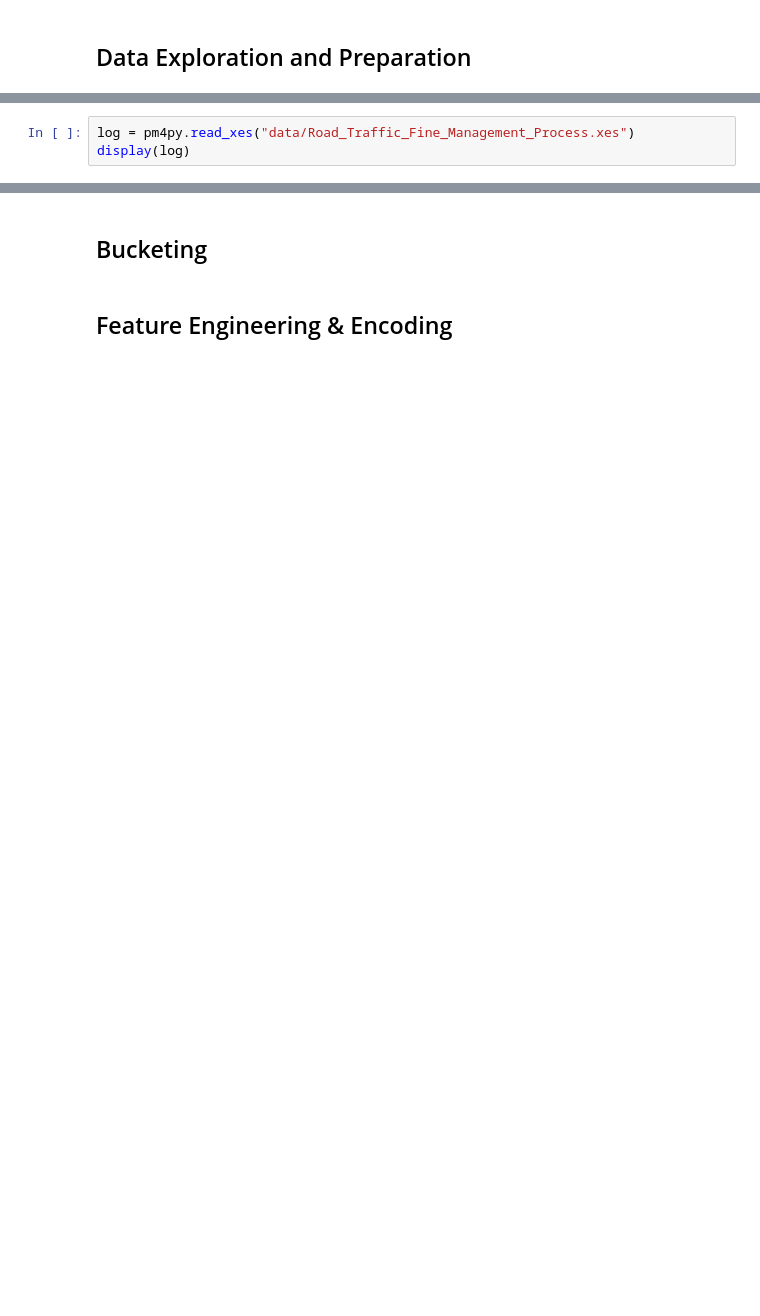
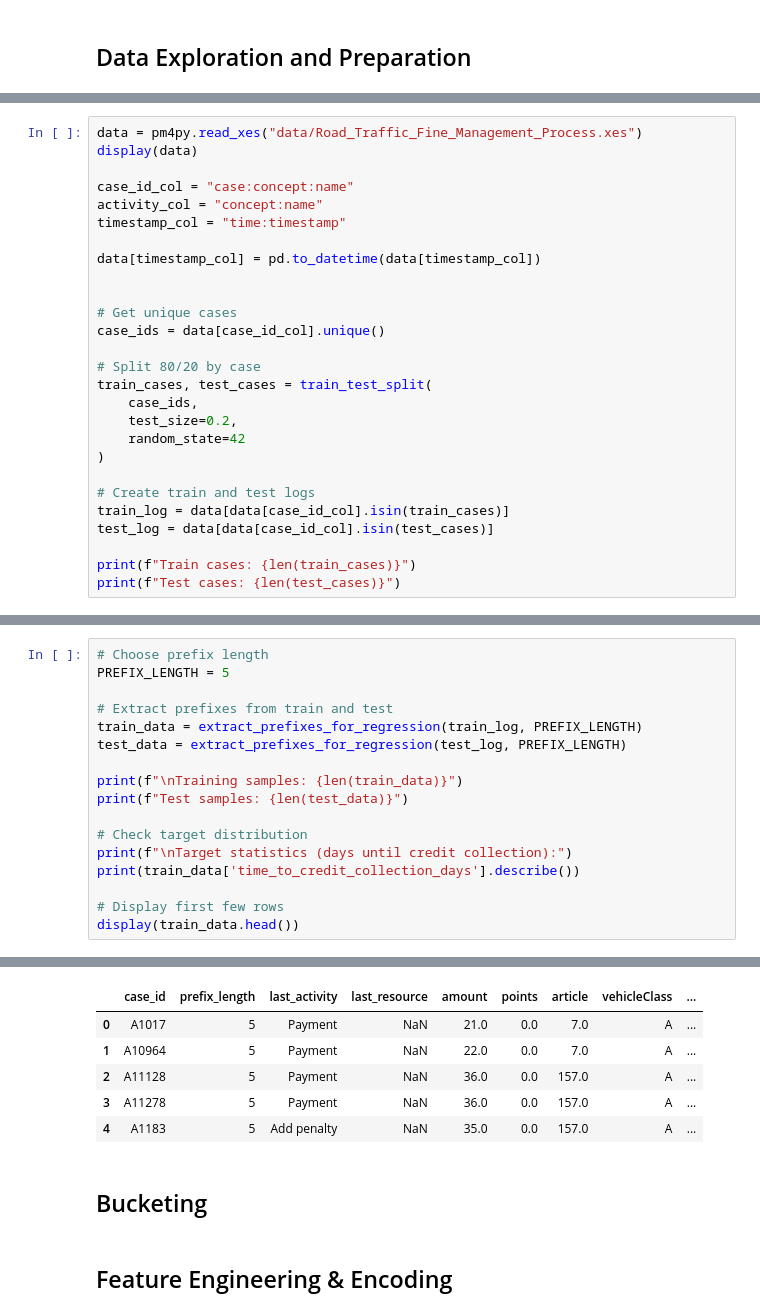
Before and after one commit to samuellukaswidmer/Bachelors-Thesis, a Jupyter notebook: predictive_monitoring.ipynb, the cells around one changed output, grey strips where cells are left out. Saved outputs shown, nothing was run; the diff lists cells and outputs as text; blank space fills up the shorter version.

```diff
--- a/predictive_monitoring.ipynb
+++ b/predictive_monitoring.ipynb
@@ -6,6 +19,30 @@ import pandas as pd
 # %%
-log = pm4py.read_xes("data/Road_Traffic_Fine_Management_Process.xes")
-display(log)
+data = pm4py.read_xes("data/Road_Traffic_Fine_Management_Process.xes")
+display(data)
+
+case_id_col = "case:concept:name"
+activity_col = "concept:name"
+timestamp_col = "time:timestamp"
+
+data[timestamp_col] = pd.to_datetime(data[timestamp_col])
+
+
+# Get unique cases
+case_ids = data[case_id_col].unique()
+
+# Split 80/20 by case
+train_cases, test_cases = train_test_split(
+    case_ids,
+    test_size=0.2,
+    random_state=42
+)
+
+# Create train and test logs
+train_log = data[data[case_id_col].isin(train_cases)]
+test_log = data[data[case_id_col].isin(test_cases)]
+
+print(f"Train cases: {len(train_cases)}")
+print(f"Test cases: {len(test_cases)}")
 # %% [output]
 |  | amount | org:resource | dismissal | concept:name | vehicleClass | totalPaymentAmount | ... |
 | 0 | 35.0 | 561 | NIL | Create Fine | A | 0.0 | ... |
@@ -26,0 +142,18 @@ First, we try to find out which traces contain the 'Send Fine' and 'Send for Cre
+# %%
+# Choose prefix length
+PREFIX_LENGTH = 5
+
+# Extract prefixes from train and test
+train_data = extract_prefixes_for_regression(train_log, PREFIX_LENGTH)
+test_data = extract_prefixes_for_regression(test_log, PREFIX_LENGTH)
+
+print(f"\nTraining samples: {len(train_data)}")
+print(f"Test samples: {len(test_data)}")
+
+# Check target distribution
+print(f"\nTarget statistics (days until credit collection):")
+print(train_data['time_to_credit_collection_days'].describe())
+
+# Display first few rows
+display(train_data.head())
+# %% [output]
@@ -27,3 +173,9 @@ First, we try to find out which traces contain the 'Send Fine' and 'Send for Cre
+|  | case_id | prefix_length | last_activity | last_resource | amount | points | article | vehicleClass | ... |
+| 0 | A1017 | 5 | Payment | NaN | 21.0 | 0.0 | 7.0 | A | ... |
+| 1 | A10964 | 5 | Payment | NaN | 22.0 | 0.0 | 7.0 | A | ... |
+| 2 | A11128 | 5 | Payment | NaN | 36.0 | 0.0 | 157.0 | A | ... |
+| 3 | A11278 | 5 | Payment | NaN | 36.0 | 0.0 | 157.0 | A | ... |
+| 4 | A1183 | 5 | Add penalty | NaN | 35.0 | 0.0 | 157.0 | A | ... |
 # %% [markdown]
 ## Bucketing
 # %% [markdown]
```
Also changed, not shown: parts of 10 cells of this notebook.
